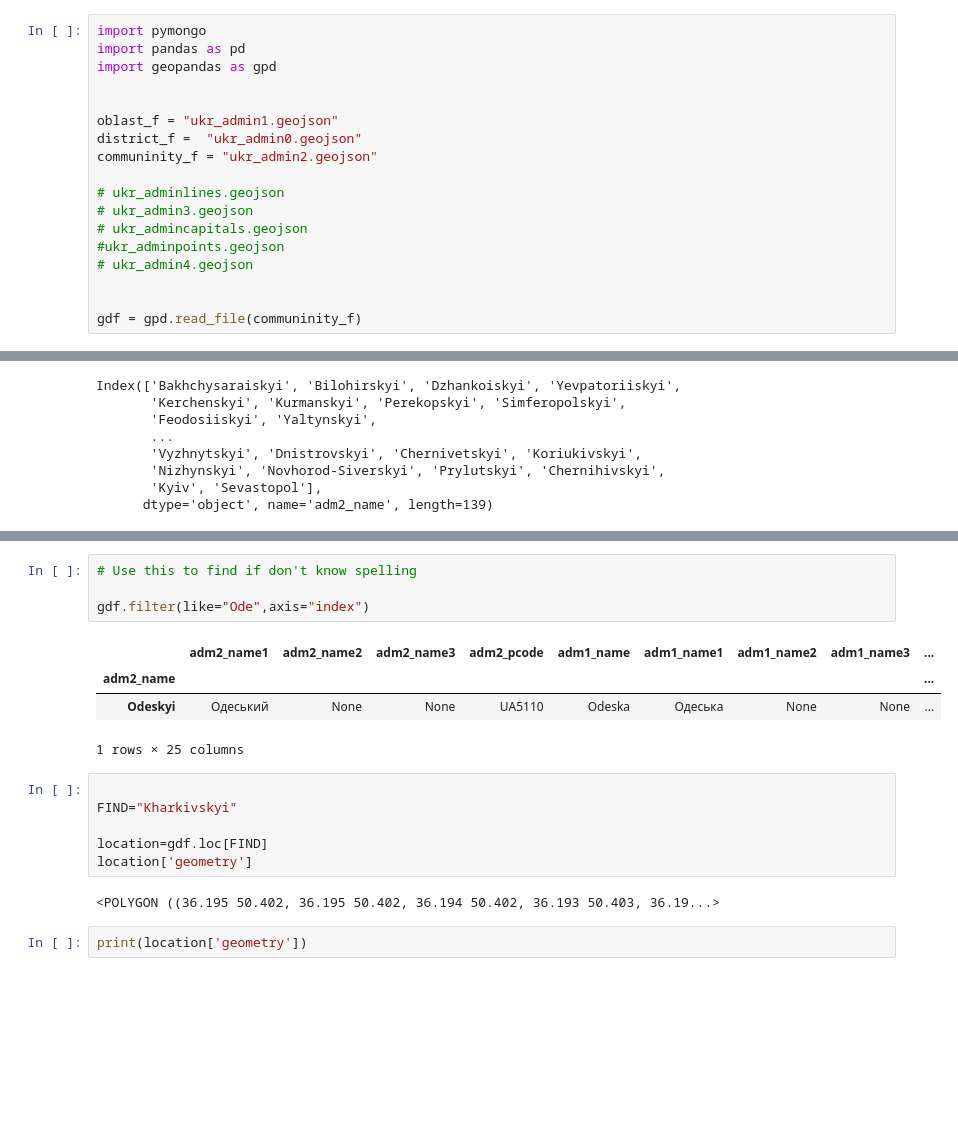
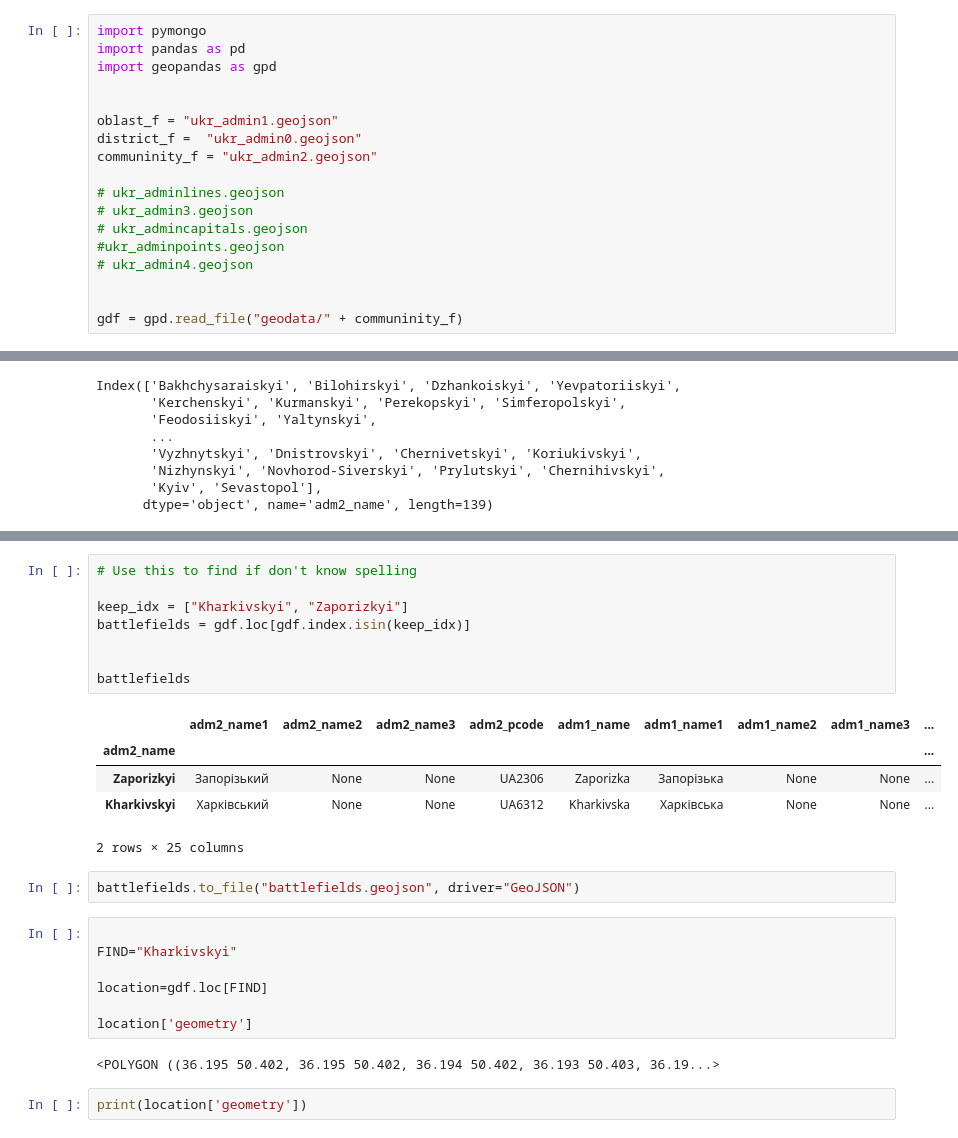
Before and after one commit to werowe/deepstate-map-data, a Jupyter notebook: hypatia/oblast-districts-towns.ipynb, the cells around one changed output, grey strips where cells are left out. Drawn from its saved outputs; the diff is of its cells as text; blank space fills up the shorter version.

```diff
--- a/hypatia/oblast-districts-towns.ipynb
+++ b/hypatia/oblast-districts-towns.ipynb
@@ -27,7 +27,7 @@ communinity_f = "ukr_admin2.geojson"
 # ukr_admin4.geojson
 
 
-gdf = gpd.read_file(communinity_f)
+gdf = gpd.read_file("geodata/" + communinity_f)
 # %%
 gdf.set_index("adm2_name", inplace=True)
 # %%
@@ -44,17 +58,25 @@ Index(['Bakhchysaraiskyi', 'Bilohirskyi', 'Dzhankoiskyi', 'Yevpatoriiskyi',
 # %%
 # Use this to find if don't know spelling
 
-gdf.filter(like="Ode",axis="index")
+keep_idx = ["Kharkivskyi", "Zaporizkyi"]
+battlefields = gdf.loc[gdf.index.isin(keep_idx)]
+
+
+battlefields
 # %% [output]
 |  | adm2_name1 | adm2_name2 | adm2_name3 | adm2_pcode | adm1_name | adm1_name1 | adm1_name2 | adm1_name3 | ... |
 | adm2_name |  |  |  |  |  |  |  |  | ... |
-| Odeskyi | Одеський | None | None | UA5110 | Odeska | Одеська | None | None | ... |
+| Zaporizkyi | Запорізький | None | None | UA2306 | Zaporizka | Запорізька | None | None | ... |
+| Kharkivskyi | Харківський | None | None | UA6312 | Kharkivska | Харківська | None | None | ... |
-1 rows × 25 columns
+2 rows × 25 columns
+# %%
+battlefields.to_file("battlefields.geojson", driver="GeoJSON")
 # %%
 
 FIND="Kharkivskyi"
 
 location=gdf.loc[FIND]
+
 location['geometry']
 # %% [output]
 <POLYGON ((36.195 50.402, 36.195 50.402, 36.194 50.402, 36.193 50.403, 36.19...>
```
Also changed, not shown: parts of 3 cells of this notebook.
